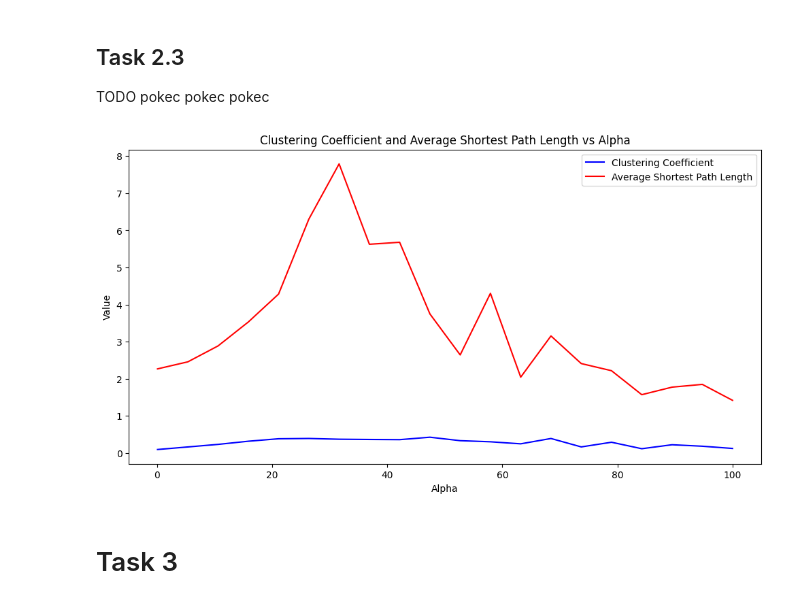
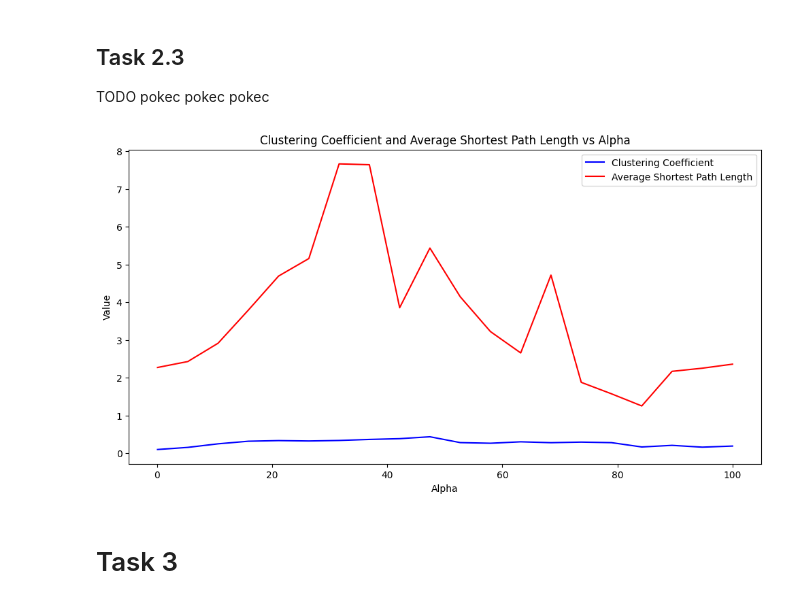
Before and after one commit to patinoboh/neuro, a Jupyter notebook: project/project.ipynb, the cells around one changed output. Cells and saved outputs as stored; diff of their text form; code cells hidden in the pictures.

```diff
--- a/project/project.ipynb
+++ b/project/project.ipynb
@@ -162,23 +173,0 @@
-# %%
-import time
-
-def measure_running_time(func, *args, **kwargs):
-    start_time = time.time()
-    result = func(*args, **kwargs)
-    end_time = time.time()
-    return result, end_time - start_time
-
-alpha = 1
-step_size = 50
-times = []
-sizes = list(range(100, 500, step_size))
-for N in sizes:
-    (adjacency, positions), elapsed_time = measure_running_time(ImprovedAlgorithm, alpha=alpha, N=N)
-    G = nx.from_numpy_array(adjacency, create_using=nx.DiGraph)
-    times.append(elapsed_time)
-    print(f'Calculated for N={N} in {elapsed_time:.4f} seconds', end='\r')
-
-plt.figure(figsize=(10, 6))
-plt.plot(sizes, times, marker='o')
-plt.xlabel('Number of Neurons (N)')
-plt.ylabel('Running Time (seconds)')
@@ -201,7 +187,7 @@ def ImprovedAlgorithmFast(alpha=1, N=100, rho=0.1):
     M = int(rho * N * (N - 1))
 
     p_flat = probabilities.flatten()
-    choices = generator.choice(len(p_flat), size=M, replace=True, p=p_flat)
+    choices = np.random.choice(len(p_flat), size=M, replace=True, p=p_flat)
 
     counts = np.bincount(choices, minlength=len(p_flat))
     # counts[i] = number of times edge i was drawn
@@ -209,15 +195,3 @@ def ImprovedAlgorithmFast(alpha=1, N=100, rho=0.1):
     adjacency = counts.reshape(N, N)
 
     return adjacency, positions
-# %%
-for N in sizes:
-    (adjacency, positions), elapsed_time = measure_running_time(ImprovedAlgorithmFast, alpha=alpha, N=N)
-    G = nx.from_numpy_array(adjacency, create_using=nx.DiGraph)
-    times.append(elapsed_time)
-    print(f'Calculated for N={N} in {elapsed_time:.4f} seconds', end='\r')
-
-plt.figure(figsize=(10, 6))
-plt.plot(sizes, times, marker='o')
-plt.xlabel('Number of Neurons (N)')
-plt.ylabel('Running Time (seconds)')
-plt.title('Running Time of Improved Algorithm vs Number of Neurons')
@@ -260,6 +232,11 @@ def avg_shortest_path_length_directed(G):
     n=len(lens)
     # print(sum(lens)/n)
     return sum(lens)/n
+
+def avg_shortest_path_length_directed_new(G):
+    largest_component = max(nx.strongly_connected_components(G), key=len)
+    subgraph = G.subgraph(largest_component).copy()
+    return nx.average_shortest_path_length(subgraph)
 # %% [markdown]
 ## Task 2.3
 
@@ -267,27 +244,28 @@ TODO pokec pokec pokec
 # %%
 cluster_coefficients = []
 average_shortest_paths = []
 alphas = np.linspace(0.1, 100, 20)
 
 for i, alpha in enumerate(alphas):
     print(f'Calculating for alpha {i+1}/{len(alphas)}', end='\r')
     adjacency, _ = ImprovedAlgorithmFast(alpha=alpha, N=100)
     G = nx.from_numpy_array(adjacency, create_using=nx.DiGraph)
 
     cluster_coefficients.append(nx.average_clustering(G))
-    average_shortest_paths.append(avg_shortest_path_length_directed(G))
+    #average_shortest_paths.append(avg_shortest_path_length_directed(G))
+    average_shortest_paths.append(avg_shortest_path_length_directed_new(G))
 
 clear_output()
 plt.figure(figsize=(12, 6))
 plt.plot(alphas, cluster_coefficients, label='Clustering Coefficient', color='blue')
 plt.plot(alphas, average_shortest_paths, label='Average Shortest Path Length', color='red')
 plt.xlabel('Alpha')
 plt.ylabel('Value')
 plt.title('Clustering Coefficient and Average Shortest Path Length vs Alpha')
 plt.legend()
 plt.show()
 # %% [output]
-[figure, old version]
+[figure, new version]
 # %% [markdown]
 # Task 3
 # %%
```
Also changed, not shown: parts of 18 cells of this notebook.
